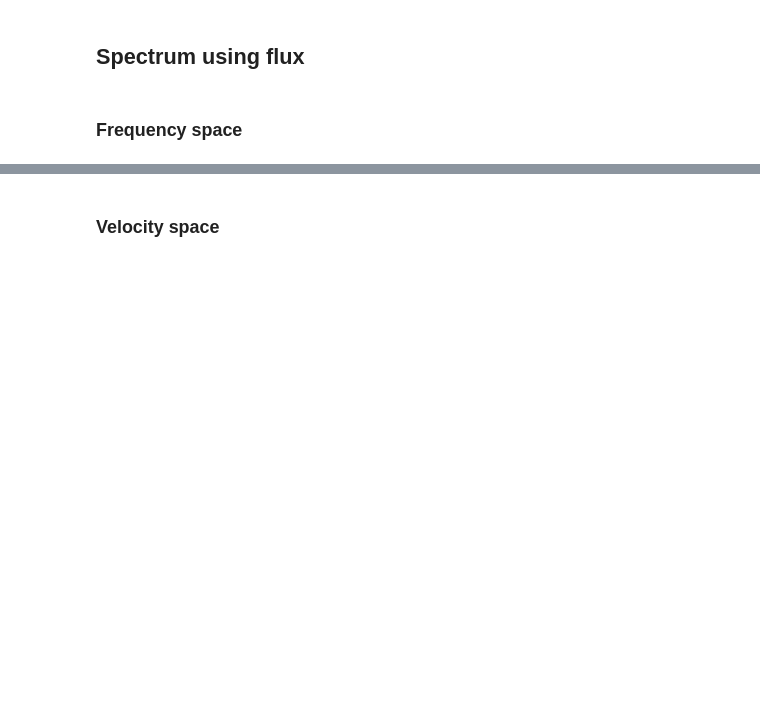
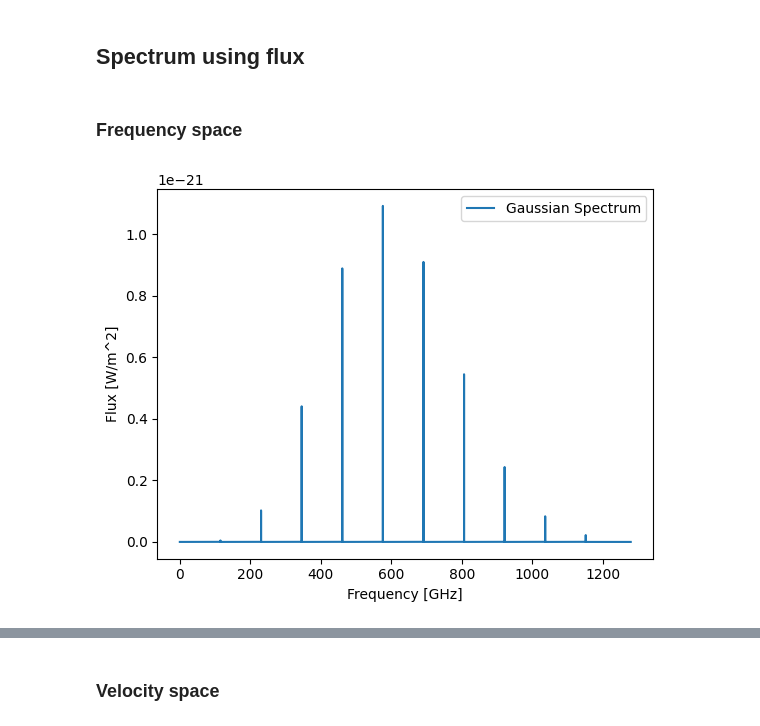
Before and after one commit to aleksej-rodano/phas0052_project, a Jupyter notebook: pythonradex_clean.ipynb, the cells around one changed output, grey strips where cells are left out. Cells and saved outputs as stored; diff of their text form; code cells hidden in the pictures; blank space fills up the shorter version.

```diff
--- a/pythonradex_clean.ipynb
+++ b/pythonradex_clean.ipynb
@@ -852,3 +721,25 @@ Transition 14: amplitude=1.0297194693868044e-27, center=1726602505700.0, width=1
 ## Spectrum using flux
 # %% [markdown]
 ### Frequency space
+# %%
+# number of transitions to plot in spectrum
+NUM_TRANSITIONS = 10
+
+# generate frequancy space
+x = np.linspace(0, nu0_arrayCo[NUM_TRANSITIONS] * 1.01, int(1e7))
+params = []
+for i in range(NUM_TRANSITIONS):
+    params.extend([fluxCo[i], nu0_arrayCo[i], FWHMCO[i]])
+
+# Generate the spectrum
+spectrum = model_spectrum(x, params)
+
+# Plot the spectrum
+fig, ax = plt.subplots()
+plt.plot(x / constants.giga, spectrum, label="Gaussian Spectrum")
+plt.xlabel("Frequency [GHz]")
+plt.ylabel(r"Flux [W/m^2]")
+plt.legend()
+plt.show()
+# %% [output]
+[figure, added]
```
Also changed, not shown: parts of 29 cells of this notebook, 1 other file.
